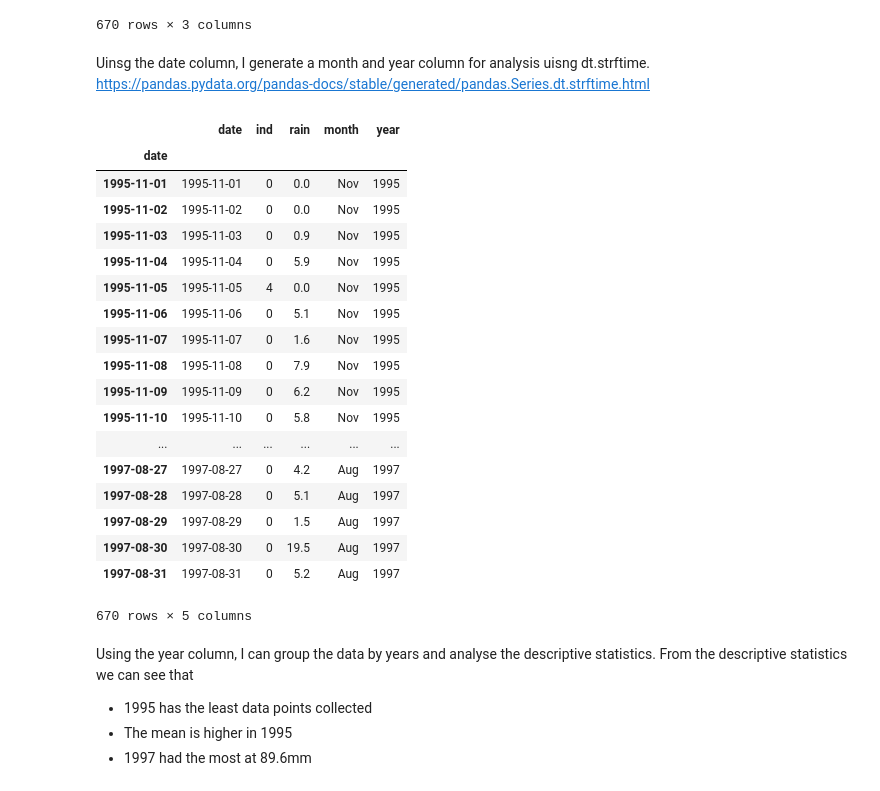
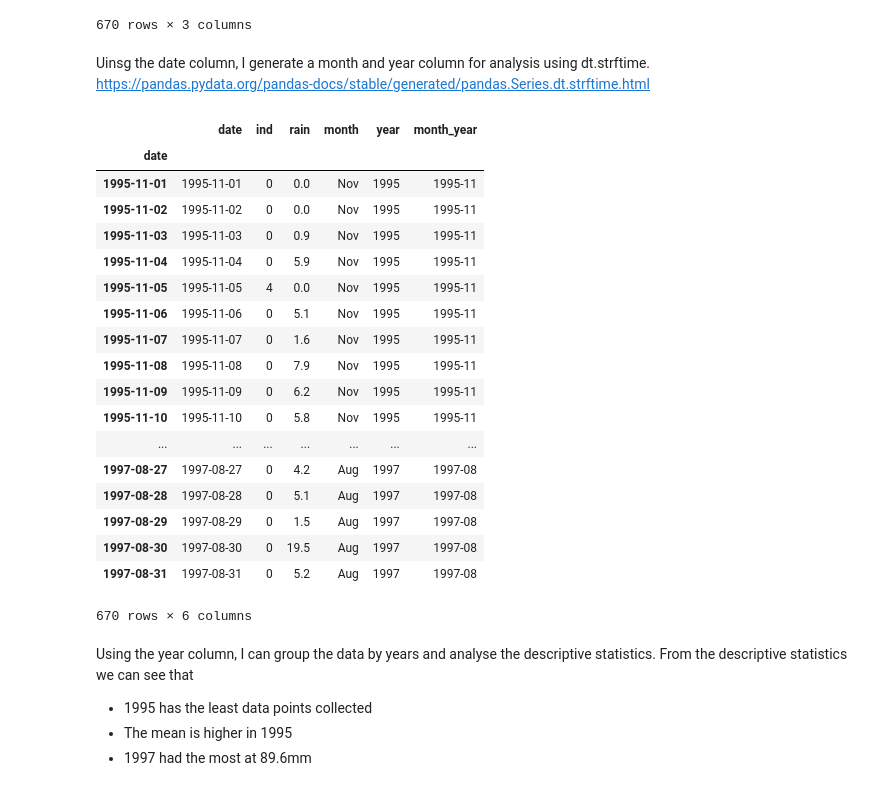
Before and after one commit to RitRa/Box-Plot-Project, a Jupyter notebook: Box Plot Project.ipynb, the cells around one changed output. Drawn from its saved outputs; the diff is of its cells as text; code cells hidden in the pictures.

Commit message:
adding in month year plot

```diff
--- a/Box Plot Project.ipynb
+++ b/Box Plot Project.ipynb
@@ -85,39 +86,43 @@ df
 | 669 | 1997-08-31 | 0 | 5.2 |
 670 rows × 3 columns
 # %% [markdown]
-Uinsg the date column, I generate a month and year column for analysis uisng dt.strftime.
+Uinsg the date column, I generate a month and year column for analysis using dt.strftime.
 https://pandas.pydata.org/pandas-docs/stable/generated/pandas.Series.dt.strftime.html
 # %%
 # Set the datetime column as the index
 df.index = df['date']
 
 # create a new column for month
 df['month'] = df['date'].dt.strftime('%b')
 
 # create a new column for year
 df['year'] = df['date'].dt.strftime('%Y')
 
+# create a new column for month and year together
+# https://pandas.pydata.org/pandas-docs/stable/generated/pandas.Series.dt.to_period.html
+df['month_year'] = df.date.dt.to_period('M')
+
 df
 # %% [output]
-|  | date | ind | rain | month | year |
-| date |  |  |  |  |  |
-| 1995-11-01 | 1995-11-01 | 0 | 0.0 | Nov | 1995 |
-| 1995-11-02 | 1995-11-02 | 0 | 0.0 | Nov | 1995 |
-| 1995-11-03 | 1995-11-03 | 0 | 0.9 | Nov | 1995 |
-| 1995-11-04 | 1995-11-04 | 0 | 5.9 | Nov | 1995 |
-| 1995-11-05 | 1995-11-05 | 4 | 0.0 | Nov | 1995 |
-| 1995-11-06 | 1995-11-06 | 0 | 5.1 | Nov | 1995 |
-| 1995-11-07 | 1995-11-07 | 0 | 1.6 | Nov | 1995 |
-| 1995-11-08 | 1995-11-08 | 0 | 7.9 | Nov | 1995 |
-| 1995-11-09 | 1995-11-09 | 0 | 6.2 | Nov | 1995 |
-| 1995-11-10 | 1995-11-10 | 0 | 5.8 | Nov | 1995 |
-| ... | ... | ... | ... | ... | ... |
-| 1997-08-27 | 1997-08-27 | 0 | 4.2 | Aug | 1997 |
-| 1997-08-28 | 1997-08-28 | 0 | 5.1 | Aug | 1997 |
-| 1997-08-29 | 1997-08-29 | 0 | 1.5 | Aug | 1997 |
-| 1997-08-30 | 1997-08-30 | 0 | 19.5 | Aug | 1997 |
-| 1997-08-31 | 1997-08-31 | 0 | 5.2 | Aug | 1997 |
+|  | date | ind | rain | month | year | month_year |
+| date |  |  |  |  |  |  |
+| 1995-11-01 | 1995-11-01 | 0 | 0.0 | Nov | 1995 | 1995-11 |
+| 1995-11-02 | 1995-11-02 | 0 | 0.0 | Nov | 1995 | 1995-11 |
+| 1995-11-03 | 1995-11-03 | 0 | 0.9 | Nov | 1995 | 1995-11 |
+| 1995-11-04 | 1995-11-04 | 0 | 5.9 | Nov | 1995 | 1995-11 |
+| 1995-11-05 | 1995-11-05 | 4 | 0.0 | Nov | 1995 | 1995-11 |
+| 1995-11-06 | 1995-11-06 | 0 | 5.1 | Nov | 1995 | 1995-11 |
+| 1995-11-07 | 1995-11-07 | 0 | 1.6 | Nov | 1995 | 1995-11 |
+| 1995-11-08 | 1995-11-08 | 0 | 7.9 | Nov | 1995 | 1995-11 |
+| 1995-11-09 | 1995-11-09 | 0 | 6.2 | Nov | 1995 | 1995-11 |
+| 1995-11-10 | 1995-11-10 | 0 | 5.8 | Nov | 1995 | 1995-11 |
+| ... | ... | ... | ... | ... | ... | ... |
+| 1997-08-27 | 1997-08-27 | 0 | 4.2 | Aug | 1997 | 1997-08 |
+| 1997-08-28 | 1997-08-28 | 0 | 5.1 | Aug | 1997 | 1997-08 |
+| 1997-08-29 | 1997-08-29 | 0 | 1.5 | Aug | 1997 | 1997-08 |
+| 1997-08-30 | 1997-08-30 | 0 | 19.5 | Aug | 1997 | 1997-08 |
+| 1997-08-31 | 1997-08-31 | 0 | 5.2 | Aug | 1997 | 1997-08 |
-670 rows × 5 columns
+670 rows × 6 columns
 # %% [markdown]
 Using the year column, I can group the data by years and analyse the descriptive statistics.
 From the descriptive statistics we can see that
```
Also changed, not shown: parts of 24 cells of this notebook, 1 other file.
